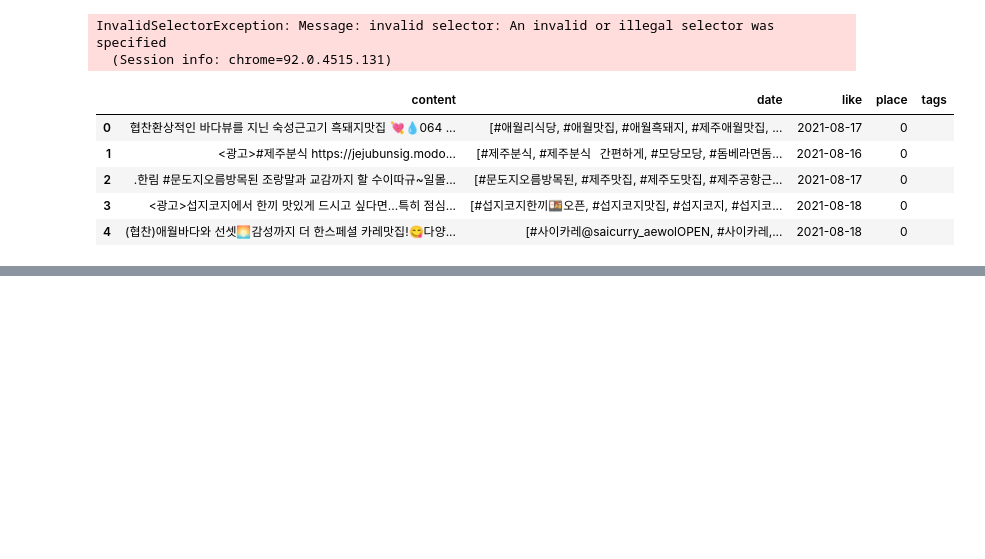
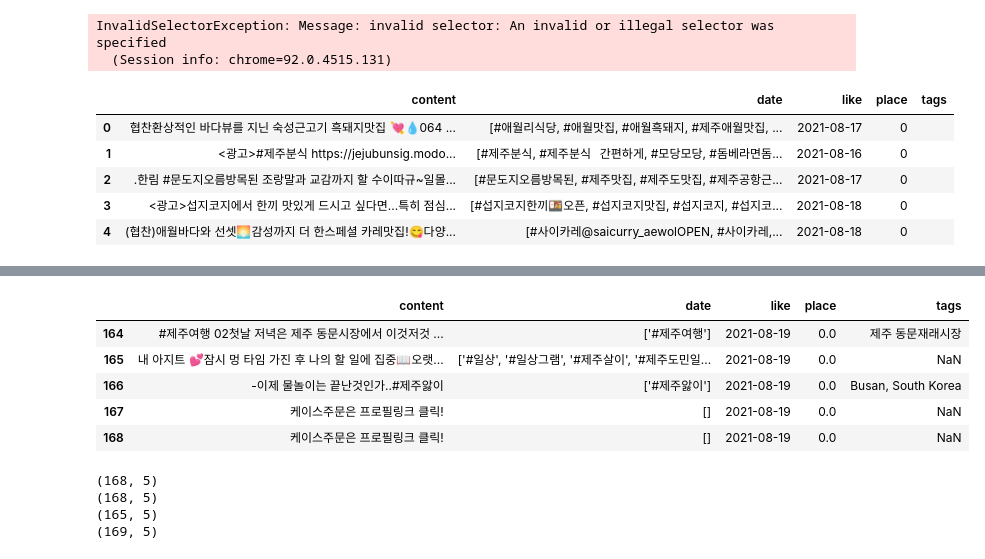
Before and after one commit to HyunjooP/DataAnalysis, a Jupyter notebook: 05. Crawling_Web/10_제주명소_insta.ipynb, the cells around one changed output, grey strips where cells are left out. Saved outputs shown, nothing was run; the diff lists cells and outputs as text; code cells hidden in the pictures; blank space fills up the shorter version.

```diff
--- a/05. Crawling_Web/10_제주명소_insta.ipynb
+++ b/05. Crawling_Web/10_제주명소_insta.ipynb
@@ -238,0 +306,21 @@ df.tail()
+# %%
+jeju_df.tail()
+# %% [output]
+|  | content | date | like | place | tags |
+| 164 | ⁣#제주여행 02⁣⁣첫날 저녁은 제주 동문시장에서 이것저것 ... | ['#제주여행'] | 2021-08-19 | 0.0 | 제주 동문재래시장 |
+| 165 | 내 아지트 💕잠시 멍 타임 가진 후 나의 할 일에 집중📖오랫... | ['#일상', '#일상그램', '#제주살이', '#제주도민일... | 2021-08-19 | 0.0 | NaN |
+| 166 | -이제 물놀이는 끝난것인가..#제주앓이 | ['#제주앓이'] | 2021-08-19 | 0.0 | Busan, South Korea |
+| 167 | 케이스주문은 프로필링크 클릭! | [] | 2021-08-19 | 0.0 | NaN |
+| 168 | 케이스주문은 프로필링크 클릭! | [] | 2021-08-19 | 0.0 | NaN |
+# %%
+# 4가지 csv 파일의 중복을 제거한 후 통합 저장
+
+jeju_df = pd.DataFrame([])
+for keyword in ['제주도맛집','제주맛집','제주도관광','제주여행']:
+    df = pd.read_csv(f'data/{keyword}.csv')
+    print(df.shape)
+# %% [output]
+(168, 5)
+(168, 5)
+(165, 5)
+(169, 5)
```
Also changed, not shown: parts of 7 cells of this notebook, 4 other files.
